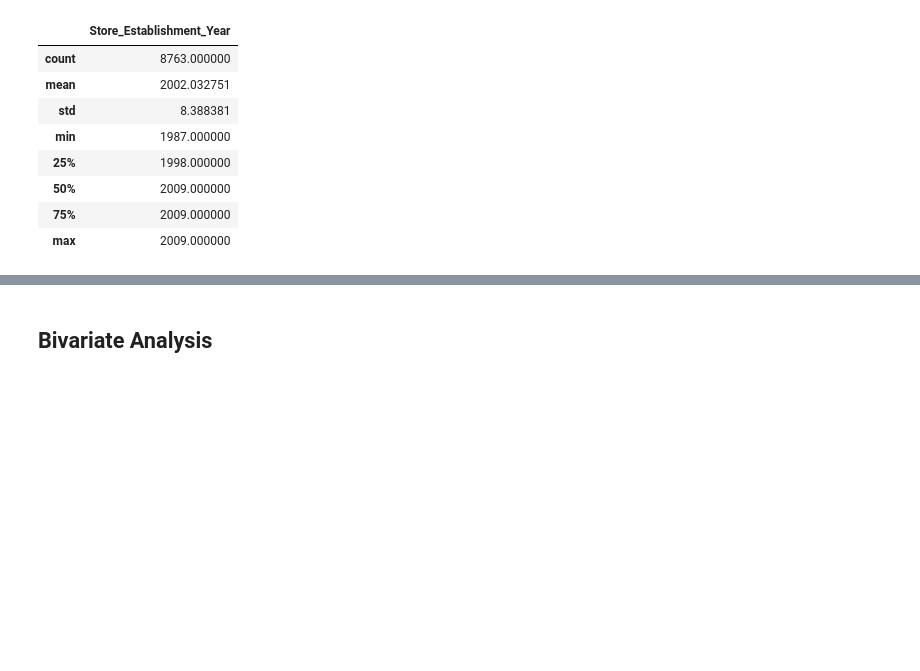
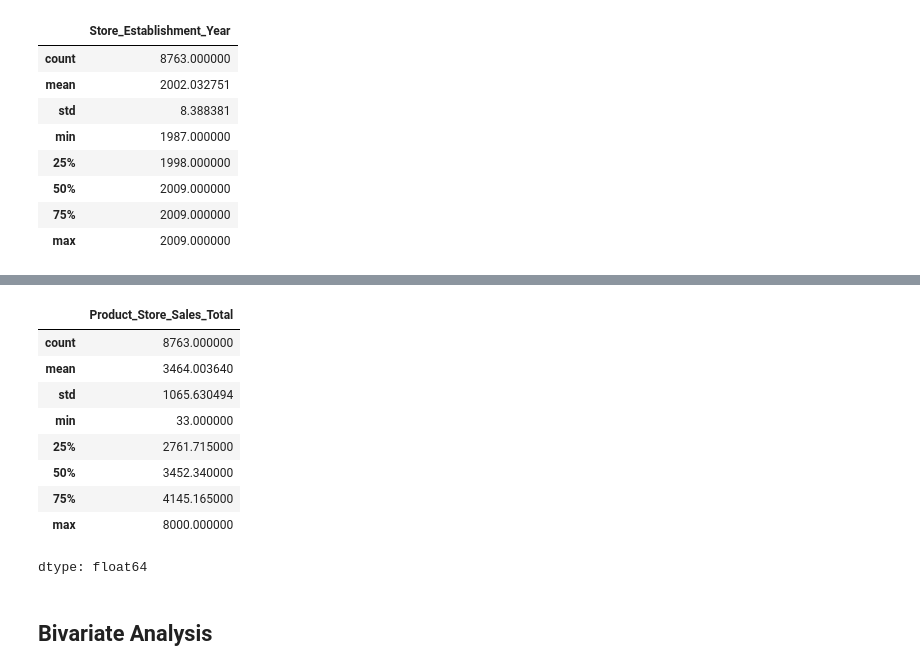
Before and after one commit to SarojaDadi/SuperKart_Full_Code_Version, a Jupyter notebook: SuperKart_Model_Refactored.ipynb, the cells around one changed output, grey strips where cells are left out. Cells and saved outputs as stored; diff of their text form; code cells hidden in the pictures; blank space fills up the shorter version.

```diff
--- a/SuperKart_Model_Refactored.ipynb
+++ b/SuperKart_Model_Refactored.ipynb
@@ -268,3 +296,17 @@ dataset[categorical_features].describe()
+# %%
+# Generate summary statistics for the target variable
+dataset[target].describe()
+# %% [output]
+|  | Product_Store_Sales_Total |
+| count | 8763.000000 |
+| mean | 3464.003640 |
+| std | 1065.630494 |
+| min | 33.000000 |
+| 25% | 2761.715000 |
+| 50% | 3452.340000 |
+| 75% | 4145.165000 |
+| max | 8000.000000 |
+dtype: float64
 # %%
 # Univariate overview: target distribution and numeric feature distributions
 if TARGET not in dataset.columns:
```
Also changed, not shown: parts of 1 cell of this notebook.
